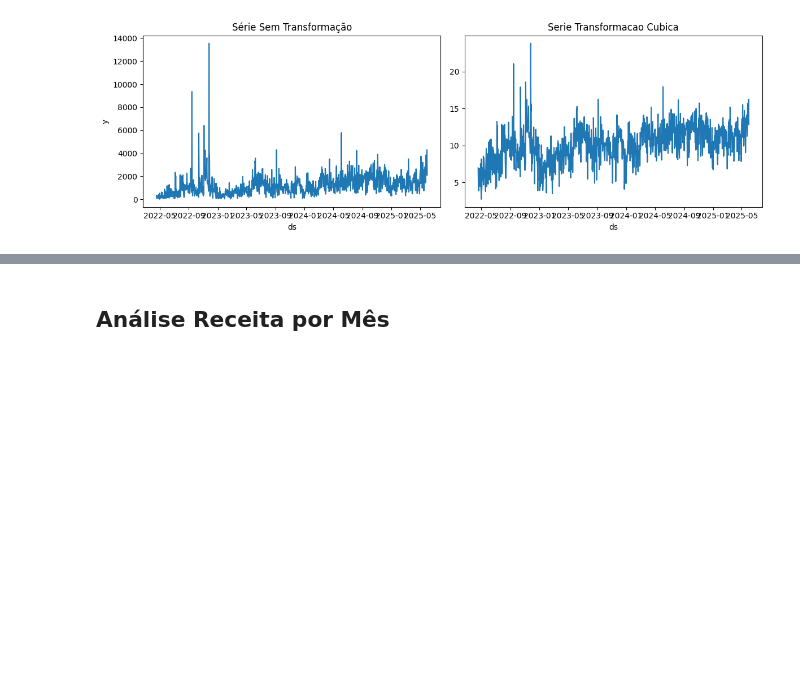
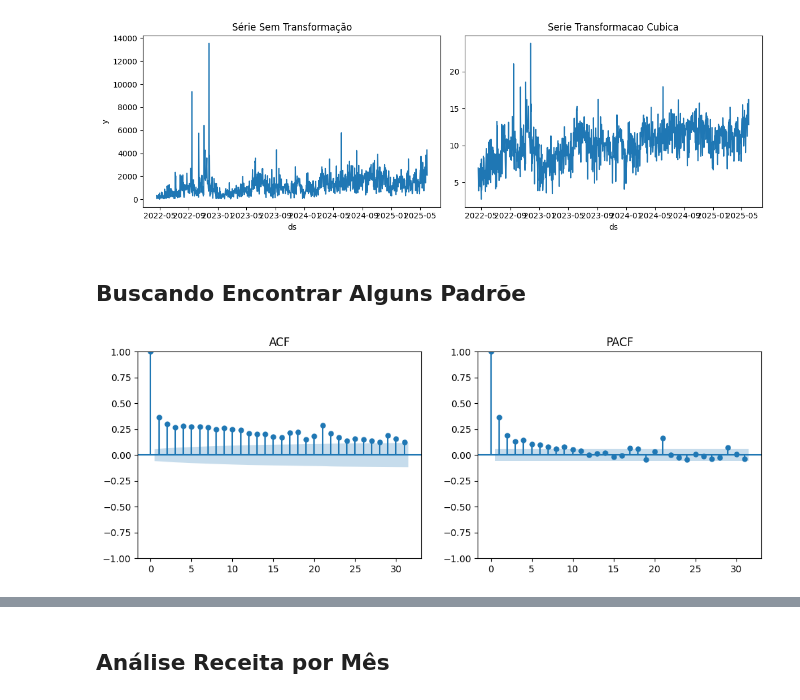
Before and after one commit to mateusalmeida11/mlops-forecast, a Jupyter notebook: notebooks/eda_for_ts.ipynb, the cells around one changed output, grey strips where cells are left out. Saved outputs shown, nothing was run; the diff lists cells and outputs as text; code cells hidden in the pictures; blank space fills up the shorter version.

Commit message:
notebooks (analise): analise de tendencia e decomposicao da serie temporal

```diff
--- a/notebooks/eda_for_ts.ipynb
+++ b/notebooks/eda_for_ts.ipynb
@@ -59,3 +69,16 @@ class EdaTimeSeries():
         ax.set_xticklabels(ax.get_xticklabels(), rotation=45, ha='right', fontsize=6)
         plt.tight_layout()
         plt.show()
+
+    def plot_acf_pacf(self):
+        fix, axs = plt.subplots(1,2, figsize=(12,4))
+        axs = axs.flatten()
+
+        plot_acf(self.ts['y'], ax=axs[0], title="ACF")
+        plot_pacf(self.ts['y'], ax=axs[1], title="PACF")
+
+    def decomposition_time_series(self, model='additive', period=12):
+        y_dec = self.ts[["ds", "y"]]
+        y_dec = y_dec.set_index("ds")
+        result = seasonal_decompose(y_dec["y"], model=model, period=period)
+        return result
@@ -304,3 +348,9 @@ plt.tight_layout()
 plt.show()
 # %% [output]
 [figure]
+# %% [markdown]
+## Buscando Encontrar Alguns Padrõe
+# %%
+eda.plot_acf_pacf()
+# %% [output]
+[figure, added]
```
Also changed, not shown: parts of 13 cells of this notebook.
